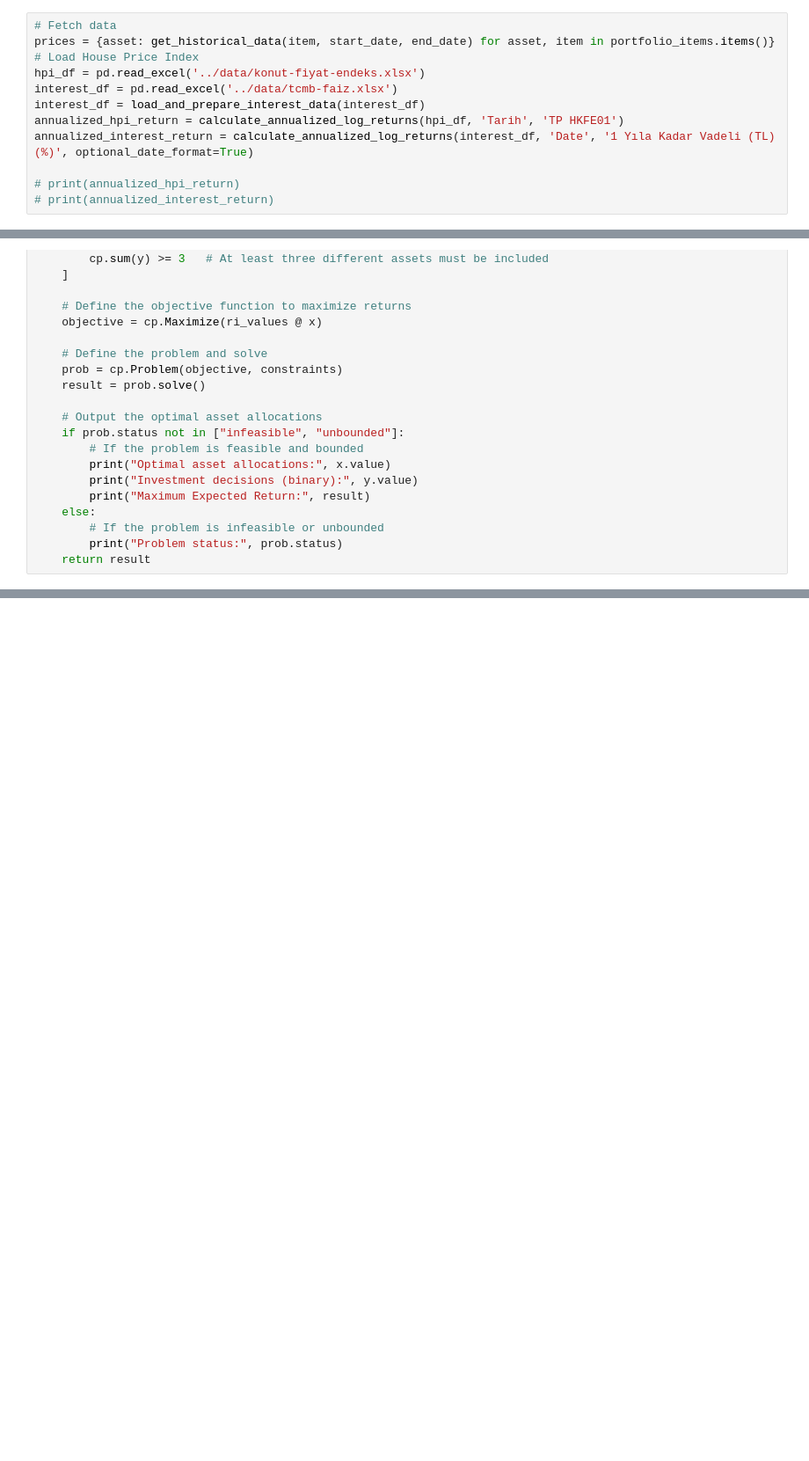
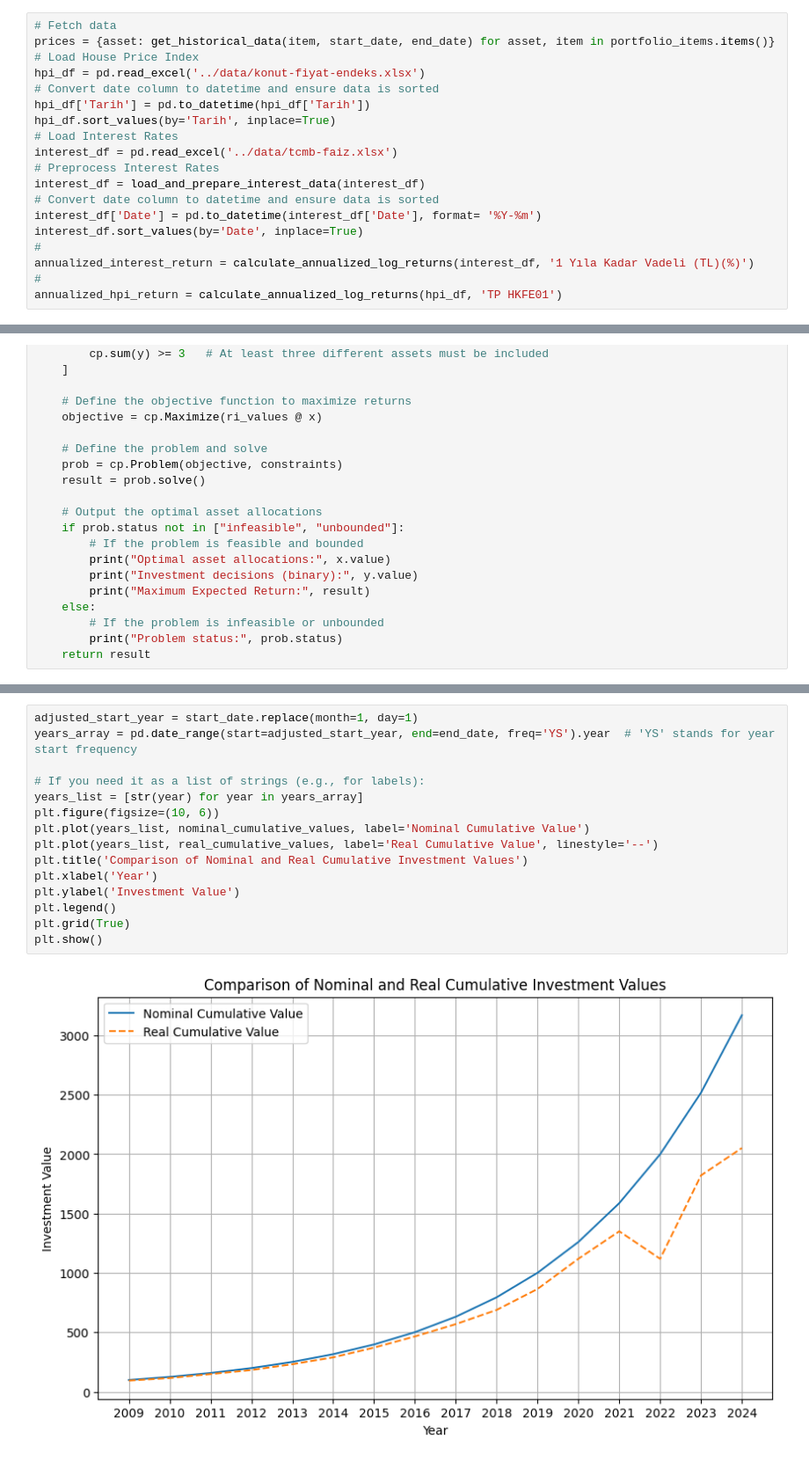
Before and after one commit to abdullahrs/Portfolio-Optimization-Using-Linear-Programming, a Jupyter notebook: src/presentation.ipynb, the cells around one changed output, grey strips where cells are left out. Shown at 88% size. Cells and saved outputs as stored; diff of their text form; blank space fills up the shorter version.

```diff
--- a/src/presentation.ipynb
+++ b/src/presentation.ipynb
@@ -86,13 +83,20 @@ def load_and_prepare_interest_data(dataset: pd.DataFrame):
 prices = {asset: get_historical_data(item, start_date, end_date) for asset, item in portfolio_items.items()}
 # Load House Price Index
 hpi_df = pd.read_excel('../data/konut-fiyat-endeks.xlsx')
+# Convert date column to datetime and ensure data is sorted
+hpi_df['Tarih'] = pd.to_datetime(hpi_df['Tarih'])
+hpi_df.sort_values(by='Tarih', inplace=True)
+# Load Interest Rates
 interest_df = pd.read_excel('../data/tcmb-faiz.xlsx')
+# Preprocess Interest Rates
 interest_df = load_and_prepare_interest_data(interest_df)
-annualized_hpi_return = calculate_annualized_log_returns(hpi_df, 'Tarih', 'TP HKFE01')
-annualized_interest_return = calculate_annualized_log_returns(interest_df, 'Date', '1 Yıla Kadar Vadeli (TL)(%)', optional_date_format=True)
-
-# print(annualized_hpi_return)
-# print(annualized_interest_return)
+# Convert date column to datetime and ensure data is sorted
+interest_df['Date'] = pd.to_datetime(interest_df['Date'], format= '%Y-%m')
+interest_df.sort_values(by='Date', inplace=True)
+#
+annualized_interest_return = calculate_annualized_log_returns(interest_df, '1 Yıla Kadar Vadeli (TL)(%)')
+#
+annualized_hpi_return = calculate_annualized_log_returns(hpi_df, 'TP HKFE01')
 # %% [output]
 [*********************100%%**********************]  1 of 1 completed
 [*********************100%%**********************]  1 of 1 completed
@@ -208,2 +216,19 @@ dict_keys(['Gold', 'Silver', 'USDTRY', 'BIST100_USD'])
+# %%
+adjusted_start_year = start_date.replace(month=1, day=1)
+years_array = pd.date_range(start=adjusted_start_year, end=end_date, freq='YS').year  # 'YS' stands for year start frequency
+
+# If you need it as a list of strings (e.g., for labels):
+years_list = [str(year) for year in years_array]
+plt.figure(figsize=(10, 6))
+plt.plot(years_list, nominal_cumulative_values, label='Nominal Cumulative Value')
+plt.plot(years_list, real_cumulative_values, label='Real Cumulative Value', linestyle='--')
+plt.title('Comparison of Nominal and Real Cumulative Investment Values')
+plt.xlabel('Year')
+plt.ylabel('Investment Value')
+plt.legend()
+plt.grid(True)
+plt.show()
+# %% [output]
+[figure, added]
 # %%
 plt.figure(figsize=(10, 5))
```
Also changed, not shown: parts of 11 cells of this notebook, 2 other files.
